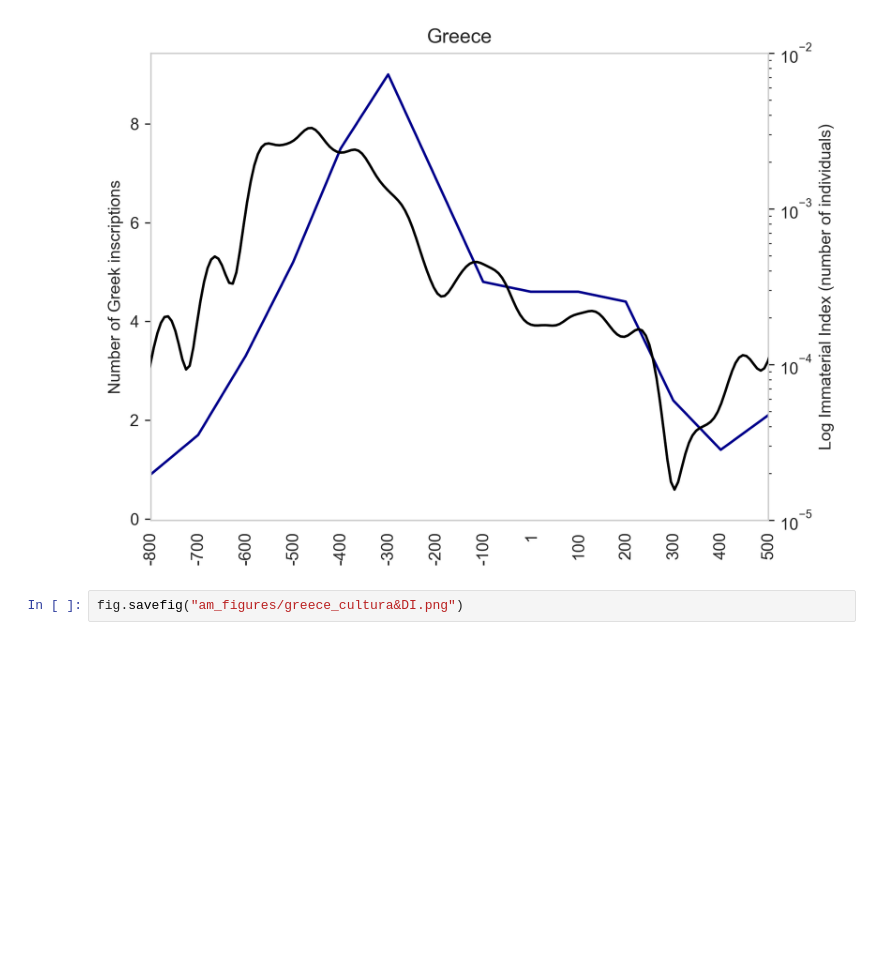
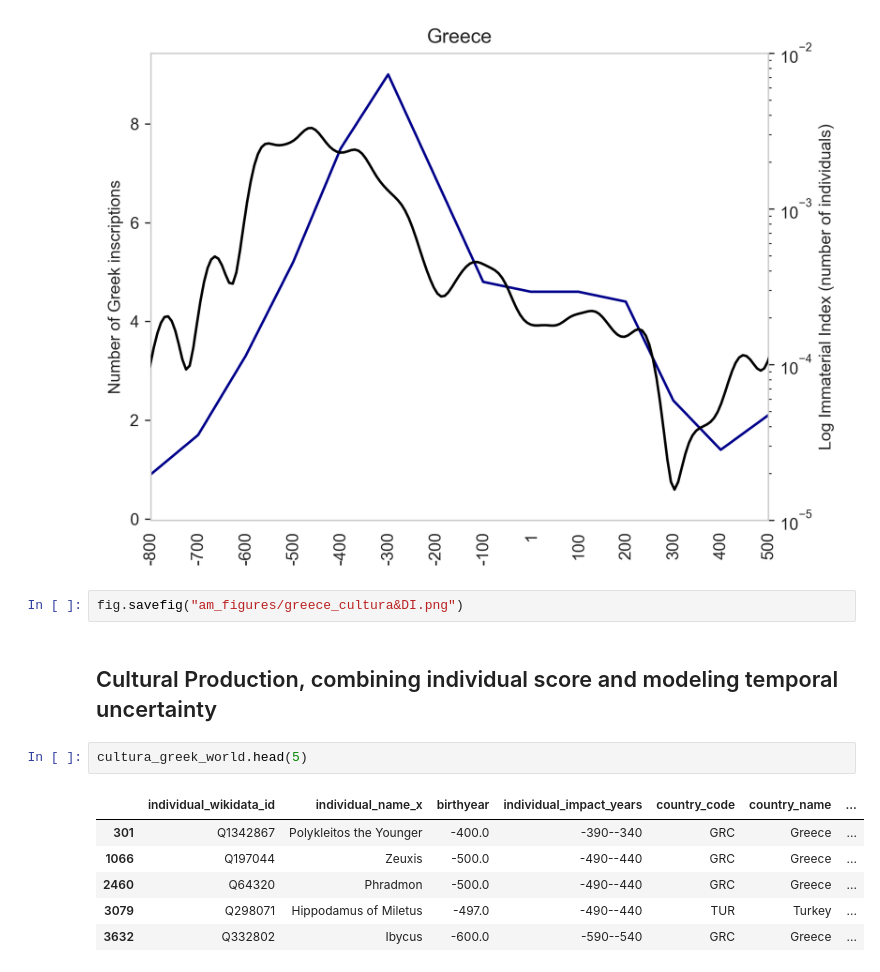
Before and after one commit to kasev/cultura_project, a Jupyter notebook: ancient_mediterranean/ancient_mediterranean_explorations.ipynb, the cells around one changed output. Saved outputs shown, nothing was run; the diff lists cells and outputs as text; blank space fills up the shorter version.

```diff
--- a/ancient_mediterranean/ancient_mediterranean_explorations.ipynb
+++ b/ancient_mediterranean/ancient_mediterranean_explorations.ipynb
@@ -584,3 +584,14 @@ ax2.grid(False) # turn off gridlines
 [figure]
 # %%
 fig.savefig("am_figures/greece_cultura&DI.png")
+# %% [markdown]
+## Cultural Production, combining individual score and modeling temporal uncertainty
+# %%
+cultura_greek_world.head(5)
+# %% [output]
+|  | individual_wikidata_id | individual_name_x | birthyear | individual_impact_years | country_code | country_name | ... |
+| 301 | Q1342867 | Polykleitos the Younger | -400.0 | -390--340 | GRC | Greece | ... |
+| 1066 | Q197044 | Zeuxis | -500.0 | -490--440 | GRC | Greece | ... |
+| 2460 | Q64320 | Phradmon | -500.0 | -490--440 | GRC | Greece | ... |
+| 3079 | Q298071 | Hippodamus of Miletus | -497.0 | -490--440 | TUR | Turkey | ... |
+| 3632 | Q332802 | Ibycus | -600.0 | -590--540 | GRC | Greece | ... |
```
Also changed, not shown: parts of 5 cells of this notebook, 1 other file.
